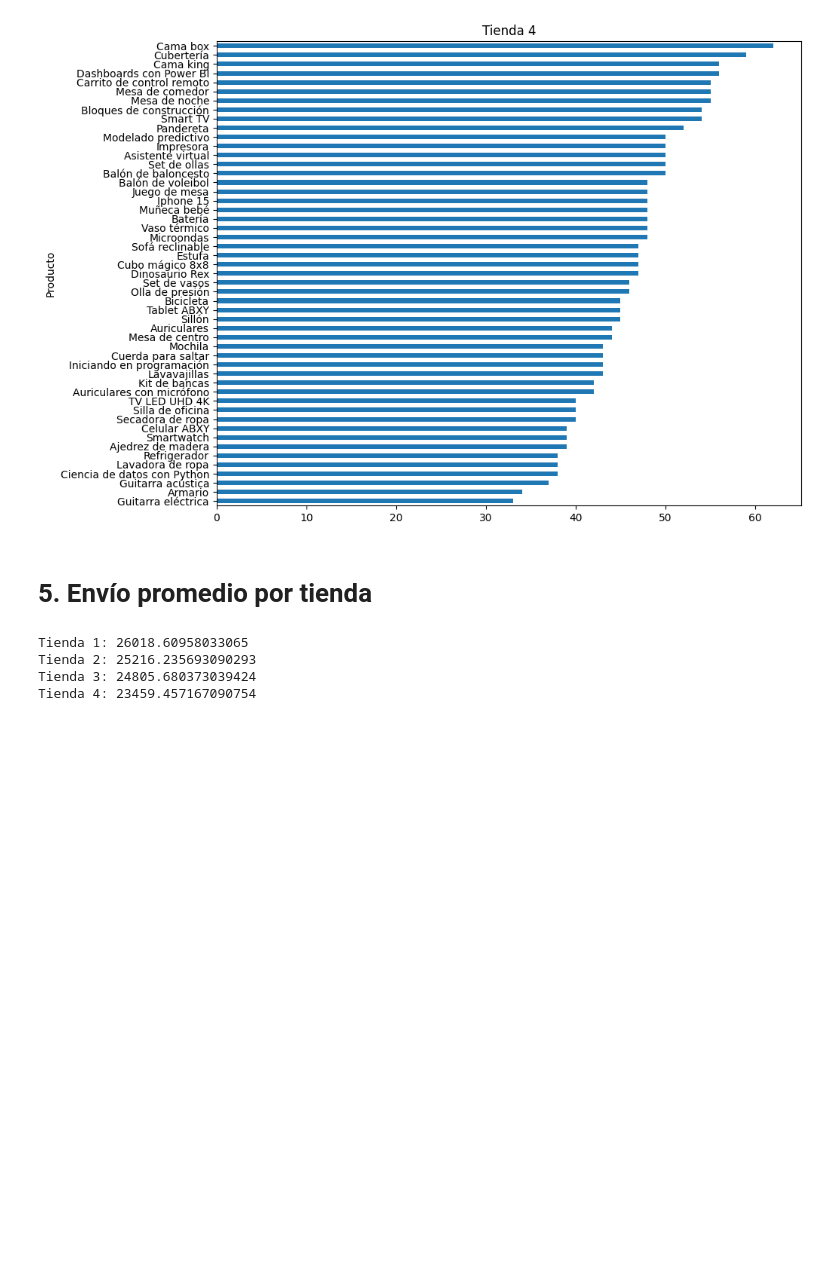
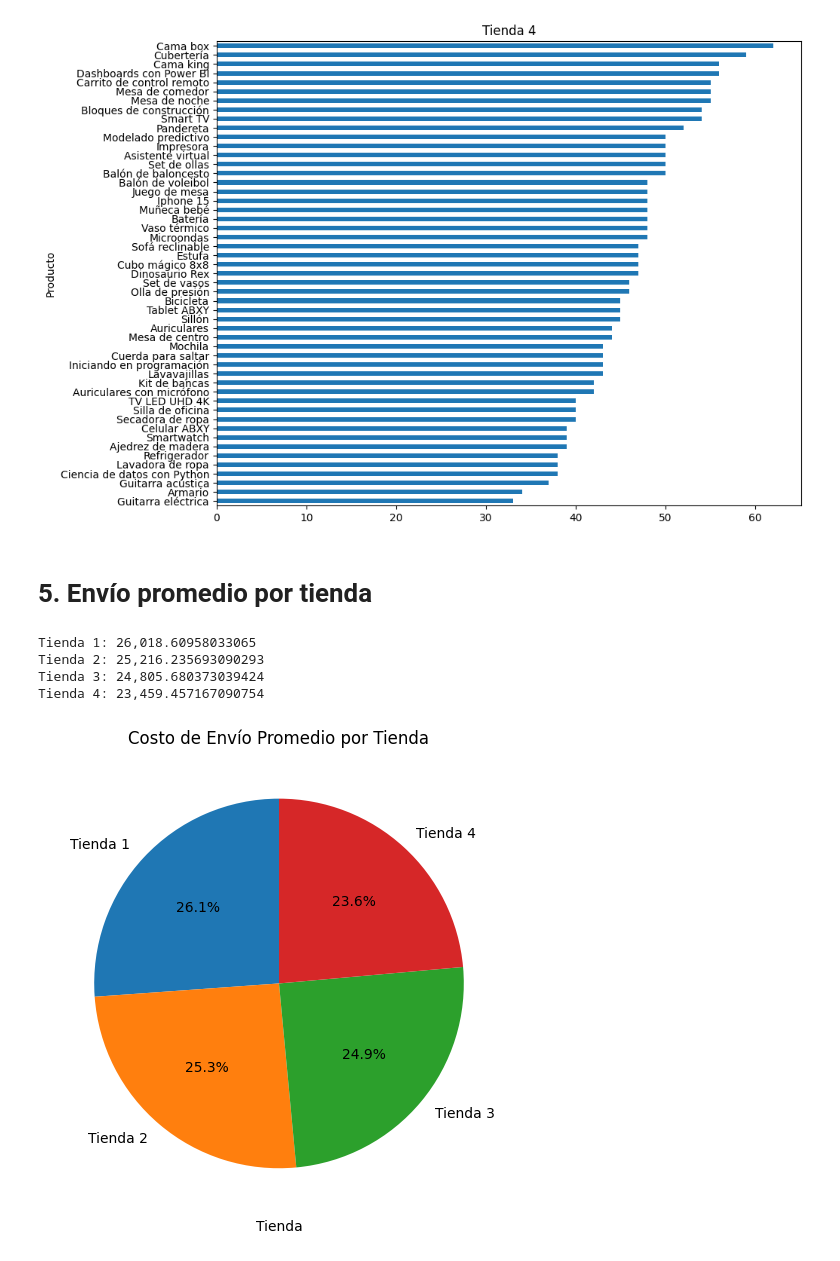
Before and after one commit to Santt997/AluraStore, a Jupyter notebook: AluraStoreLatam.ipynb, the cells around one changed output. Drawn from its saved outputs; the diff is of its cells as text; code cells hidden in the pictures; blank space fills up the shorter version.

```diff
--- a/AluraStoreLatam.ipynb
+++ b/AluraStoreLatam.ipynb
@@ -159,11 +260,19 @@ Name: count, dtype: int64
 [figure]
 # %% [markdown]
 # 5. Envío promedio por tienda
-# %%
-for t in ts:
-    print(f"Tienda {t[0]}: {t[1]['Costo de envío'].mean()}")
-# %% [output]
-Tienda 1: 26018.60958033065
-Tienda 2: 25216.235693090293
-Tienda 3: 24805.680373039424
-Tienda 4: 23459.457167090754
+# %%
+envios_promedio = []
+for t in ts:
+    print(f"Tienda {t[0]}: {(envio_promedio := t[1]['Costo de envío'].mean()):,}")
+    envios_promedio.append(envio_promedio)
+plt.figure(figsize=(8, 6))
+plt.pie(envios_promedio, labels=tiendas, autopct='%1.1f%%', startangle=90)
+plt.title('Costo de Envío Promedio por Tienda')
+plt.xlabel('Tienda')
+plt.show()
+# %% [output]
+Tienda 1: 26,018.60958033065
+Tienda 2: 25,216.235693090293
+Tienda 3: 24,805.680373039424
+Tienda 4: 23,459.457167090754
+[figure, added]
```
Also changed, not shown: parts of 8 cells of this notebook.
